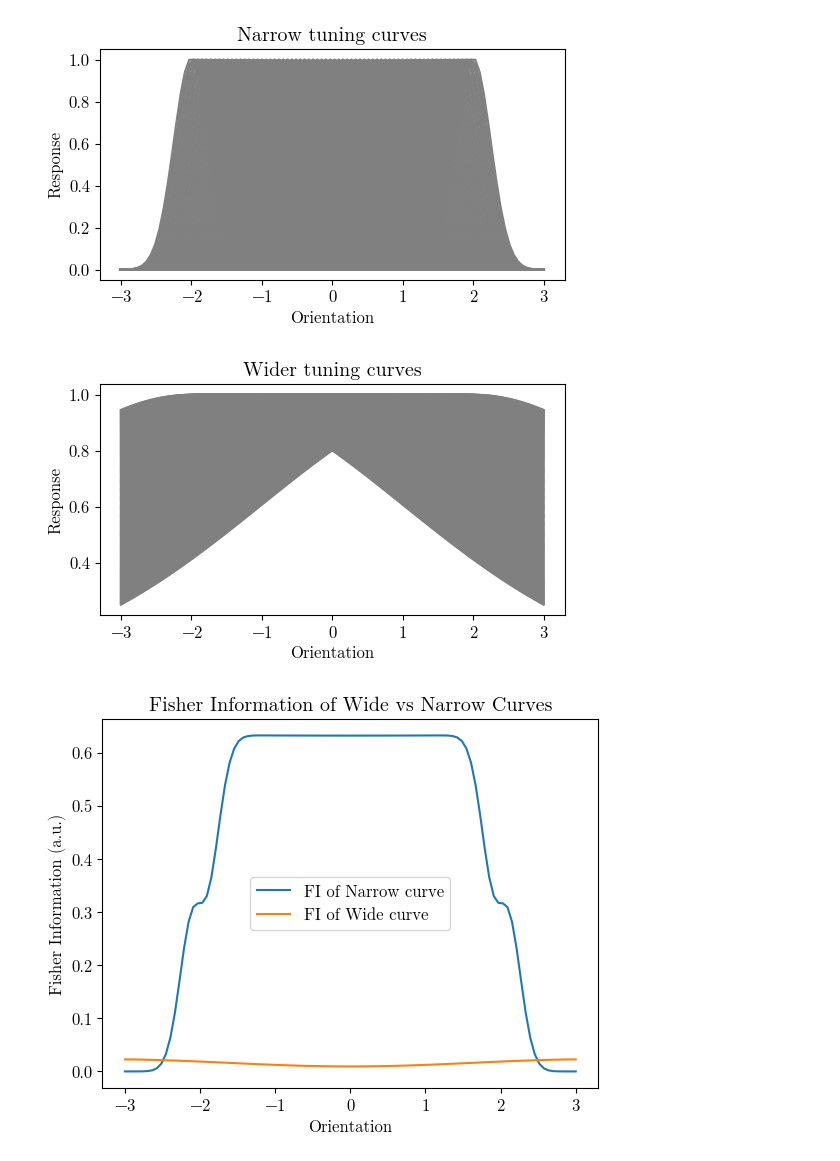
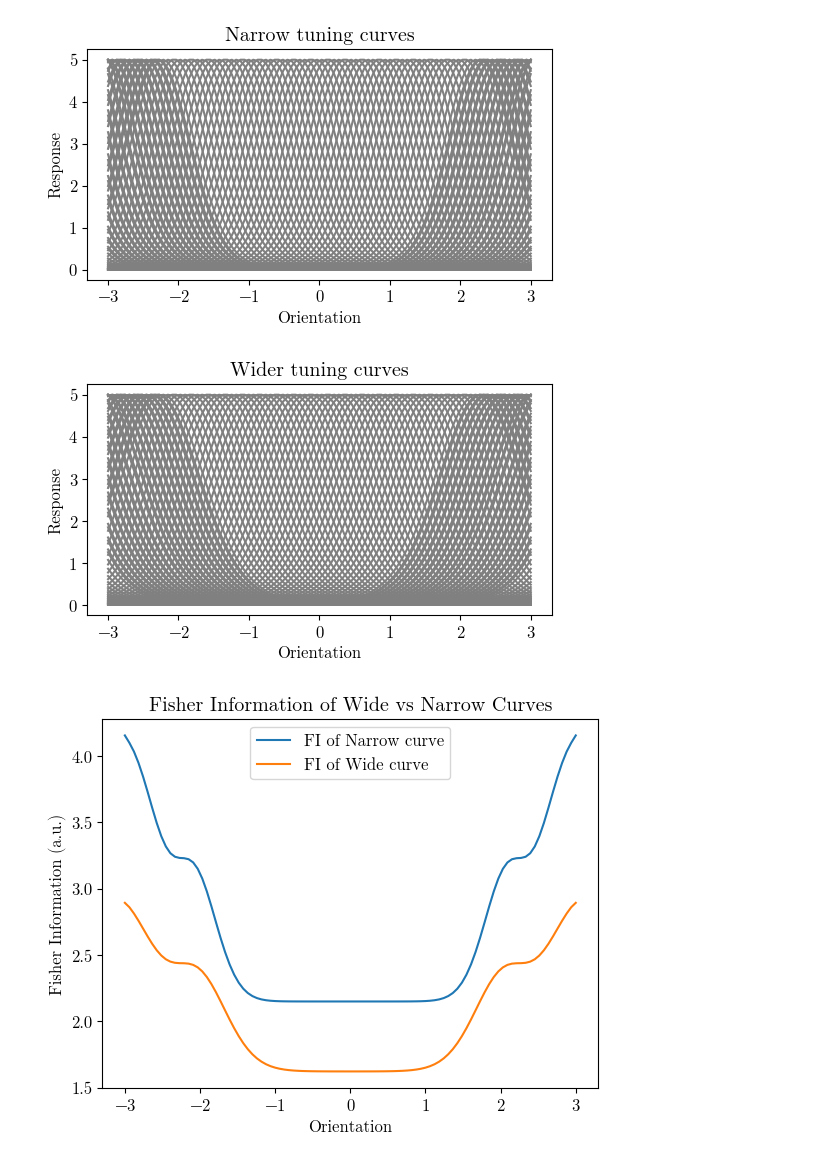
Before and after one commit to rates37/Build-Your-Own-Embedding, a Jupyter notebook: notebooks/information.ipynb, the cells around one changed output. Cells and saved outputs as stored; diff of their text form; code cells hidden in the pictures.

```diff
--- a/notebooks/information.ipynb
+++ b/notebooks/information.ipynb
@@ -40,21 +40,21 @@ if False:
 # %%
 
 x = np.linspace(-3, 3, 100)
-n = 200
-narrowCurves = curves.generate_random_gaussian_curves(
+n = 20
+narrowCurves = curves.generate_random_von_mises_curves(
     x = x,
-    mu = UniformRange(minVal=-2, maxVal=2, n=n),
-    sigma = 0.25,
+    kappa = 5,
+    theta = UniformRange(-4, 4, 100),
     minResponse = 0,
-    maxResponse = 1
+    maxResponse = 5
 )
 
-wideCurves = curves.generate_random_gaussian_curves(
+wideCurves = curves.generate_random_von_mises_curves(
     x = x,
-    mu = UniformRange(minVal=-2, maxVal=2, n=n),
-    sigma = 3,
+    kappa = 3,
+    theta = UniformRange(-4, 4, 100),
     minResponse = 0,
-    maxResponse = 1
+    maxResponse = 5
 )
 
 # def calculate_fisher_information(tuning_curves):
@@ -77,33 +77,33 @@ def calculate_fisher_information(tuning_curves):
 # plot the curves:
 fig: plt.Figure = plt.figure(figsize=(6,3))
 for curve in narrowCurves:
     plt.plot(x, curve, color="gray")
 plt.xlabel(r"Orientation")
 plt.ylabel(r"Response")
 plt.title(r"Narrow tuning curves")
 plt.show()
 fig: plt.Figure = plt.figure(figsize=(6,3))
 for curve in wideCurves:
     plt.plot(x, curve, color="gray")
 plt.xlabel(r"Orientation")
 plt.ylabel(r"Response")
 plt.title(r"Wider tuning curves")
 plt.show()
 
 
 # Calculate the Fisher Information for the list of tuning curves
 narrowFI = calculate_fisher_information(narrowCurves)
 wideFI = calculate_fisher_information(wideCurves)
 
 plt.title("Fisher Information of Wide vs Narrow Curves")
 plt.plot(x, narrowFI, label='FI of Narrow curve')
 plt.plot(x, wideFI, label='FI of Wide curve')
 plt.xlabel(r"Orientation")
 plt.ylabel(r"Fisher Information (a.u.)")
 plt.legend()
 # plt.ylim([0,1])
 plt.show()
 # %% [output]
-[figure, old version]
+[figure, new version]
-[figure, old version]
+[figure, new version]
-[figure, old version]
+[figure, new version]
```
